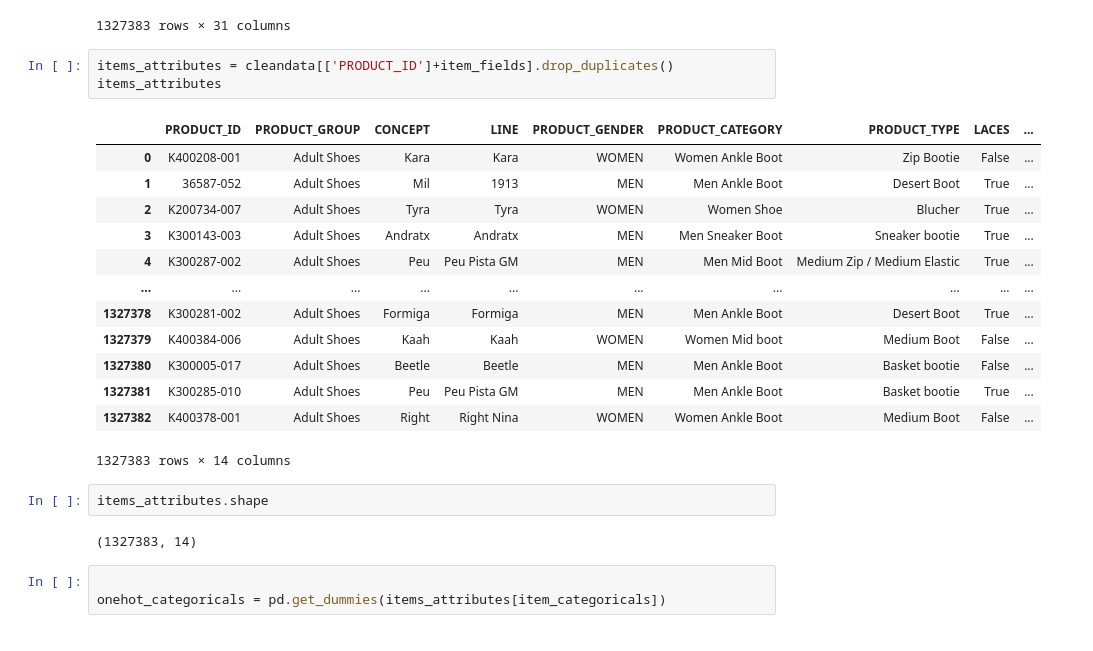
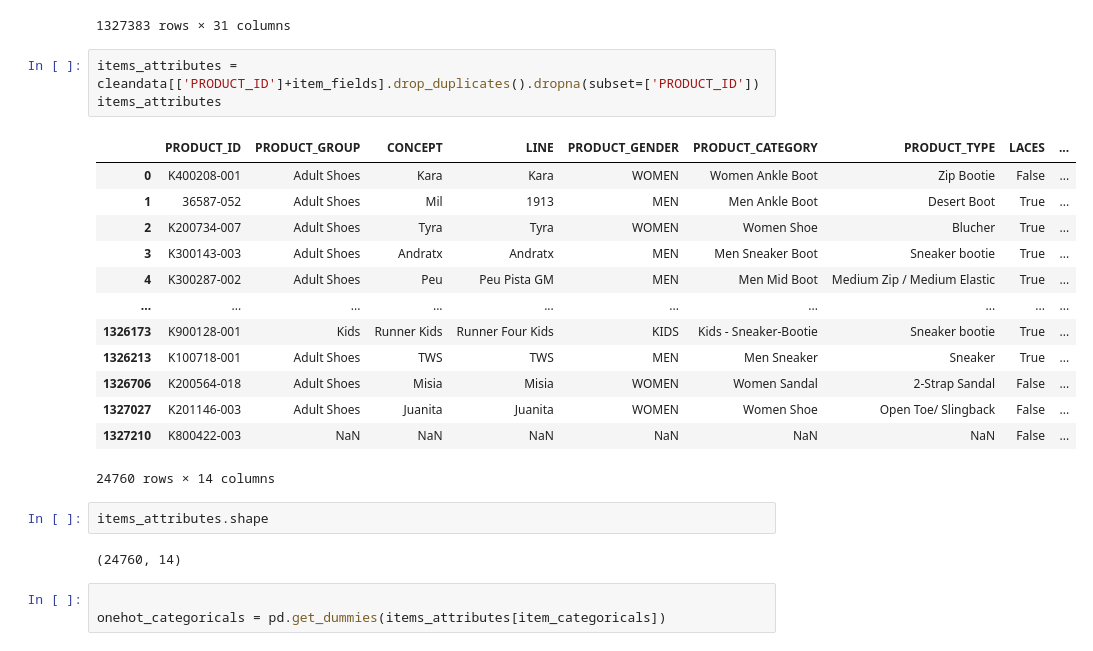
Before and after one commit to LiviReka/CamperRecommender, a Jupyter notebook: dataviz.ipynb, the cells around one changed output. Drawn from its saved outputs; the diff is of its cells as text.

```diff
--- a/dataviz.ipynb
+++ b/dataviz.ipynb
@@ -125,26 +125,26 @@ cleandata
 | 1327382 | 2011713597 | 1 | IW7KwyX443rBy/GLPAi2AKAhO9xlF7hvw... | Sale | 2020-12-31 | 132.24 | ... |
 1327383 rows × 31 columns
 # %%
-items_attributes = cleandata[['PRODUCT_ID']+item_fields].drop_duplicates()
+items_attributes = cleandata[['PRODUCT_ID']+item_fields].drop_duplicates().dropna(subset=['PRODUCT_ID'])
 items_attributes
 # %% [output]
 |  | PRODUCT_ID | PRODUCT_GROUP | CONCEPT | LINE | PRODUCT_GENDER | PRODUCT_CATEGORY | PRODUCT_TYPE | LACES | ... |
 | 0 | K400208-001 | Adult Shoes | Kara | Kara | WOMEN | Women Ankle Boot | Zip Bootie | False | ... |
 | 1 | 36587-052 | Adult Shoes | Mil | 1913 | MEN | Men Ankle Boot | Desert Boot | True | ... |
 | 2 | K200734-007 | Adult Shoes | Tyra | Tyra | WOMEN | Women Shoe | Blucher | True | ... |
 | 3 | K300143-003 | Adult Shoes | Andratx | Andratx | MEN | Men Sneaker Boot | Sneaker bootie | True | ... |
 | 4 | K300287-002 | Adult Shoes | Peu | Peu Pista GM | MEN | Men Mid Boot | Medium Zip / Medium Elastic | True | ... |
 | ... | ... | ... | ... | ... | ... | ... | ... | ... | ... |
-| 1327378 | K300281-002 | Adult Shoes | Formiga | Formiga | MEN | Men Ankle Boot | Desert Boot | True | ... |
-| 1327379 | K400384-006 | Adult Shoes | Kaah | Kaah | WOMEN | Women Mid boot | Medium Boot | False | ... |
-| 1327380 | K300005-017 | Adult Shoes | Beetle | Beetle | MEN | Men Ankle Boot | Basket bootie | False | ... |
-| 1327381 | K300285-010 | Adult Shoes | Peu | Peu Pista GM | MEN | Men Ankle Boot | Basket bootie | True | ... |
-| 1327382 | K400378-001 | Adult Shoes | Right | Right Nina | WOMEN | Women Ankle Boot | Medium Boot | False | ... |
+| 1326173 | K900128-001 | Kids | Runner Kids | Runner Four Kids | KIDS | Kids - Sneaker-Bootie | Sneaker bootie | True | ... |
+| 1326213 | K100718-001 | Adult Shoes | TWS | TWS | MEN | Men Sneaker | Sneaker | True | ... |
+| 1326706 | K200564-018 | Adult Shoes | Misia | Misia | WOMEN | Women Sandal | 2-Strap Sandal | False | ... |
+| 1327027 | K201146-003 | Adult Shoes | Juanita | Juanita | WOMEN | Women Shoe | Open Toe/ Slingback | False | ... |
+| 1327210 | K800422-003 | NaN | NaN | NaN | NaN | NaN | NaN | False | ... |
-1327383 rows × 14 columns
+24760 rows × 14 columns
 # %%
 items_attributes.shape
 # %% [output]
-(1327383, 14)
+(24760, 14)
 # %%
 
 onehot_categoricals = pd.get_dummies(items_attributes[item_categoricals])
```
Also changed, not shown: parts of 11 cells of this notebook.
